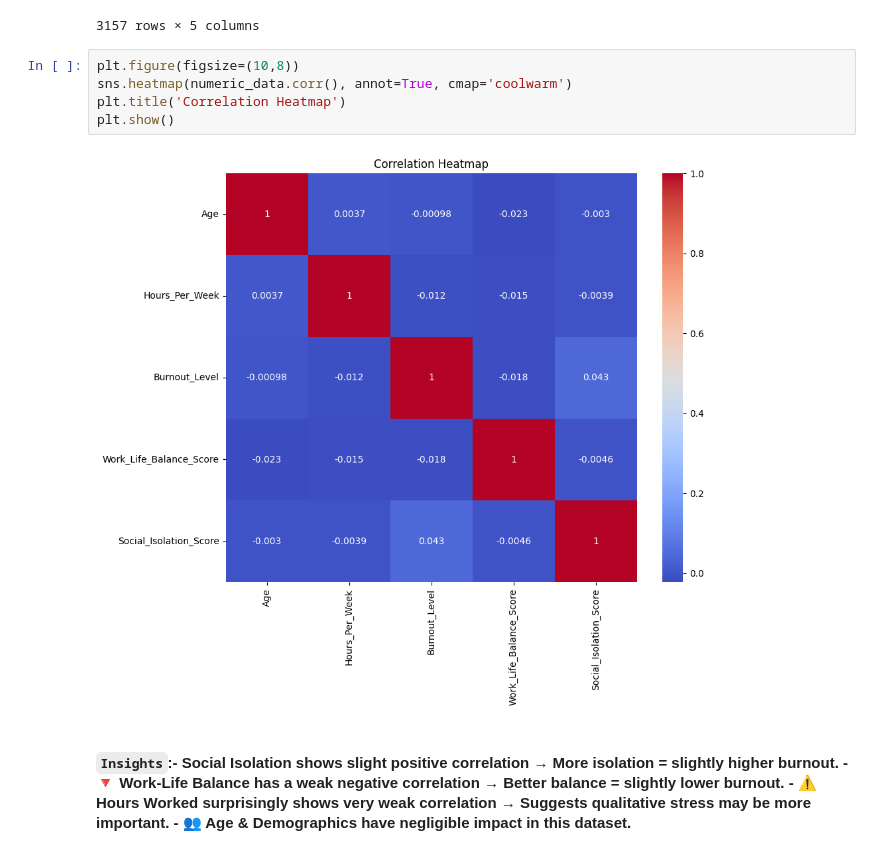
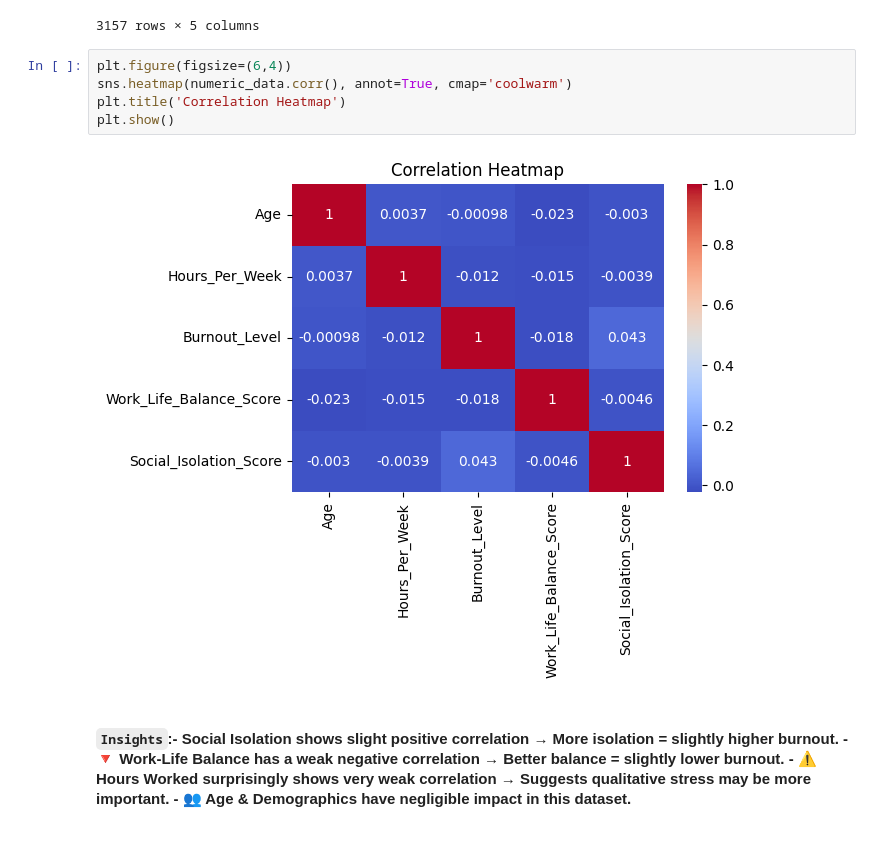
Before and after one commit to Sharn31/Remote-Work-Health-Impact-Survey-2025, a Jupyter notebook: remote_job_june_2025.ipynb, the cells around one changed output. Drawn from its saved outputs; the diff is of its cells as text.

```diff
--- a/remote_job_june_2025.ipynb
+++ b/remote_job_june_2025.ipynb
@@ -572,12 +570,12 @@ numeric_data
 | 3156 | 54 | 39 | 2 | 4 | 2 |
 3157 rows × 5 columns
 # %%
-plt.figure(figsize=(10,8))
+plt.figure(figsize=(6,4))
 sns.heatmap(numeric_data.corr(), annot=True, cmap='coolwarm')
 plt.title('Correlation Heatmap')
 plt.show()
 # %% [output]
-[figure, old version]
+[figure, new version]
 # %% [markdown]
 #### `Insights`:-  Social Isolation shows slight positive correlation → More isolation = slightly higher burnout. - 🔻 Work-Life Balance has a weak negative correlation → Better balance = slightly lower burnout. - ⚠️ Hours Worked surprisingly shows very weak correlation → Suggests qualitative stress may be more important. - 👥 Age & Demographics have negligible impact in this dataset.
 # %% [markdown]
```
Also changed, not shown: parts of 7 cells of this notebook, 1 other file.
